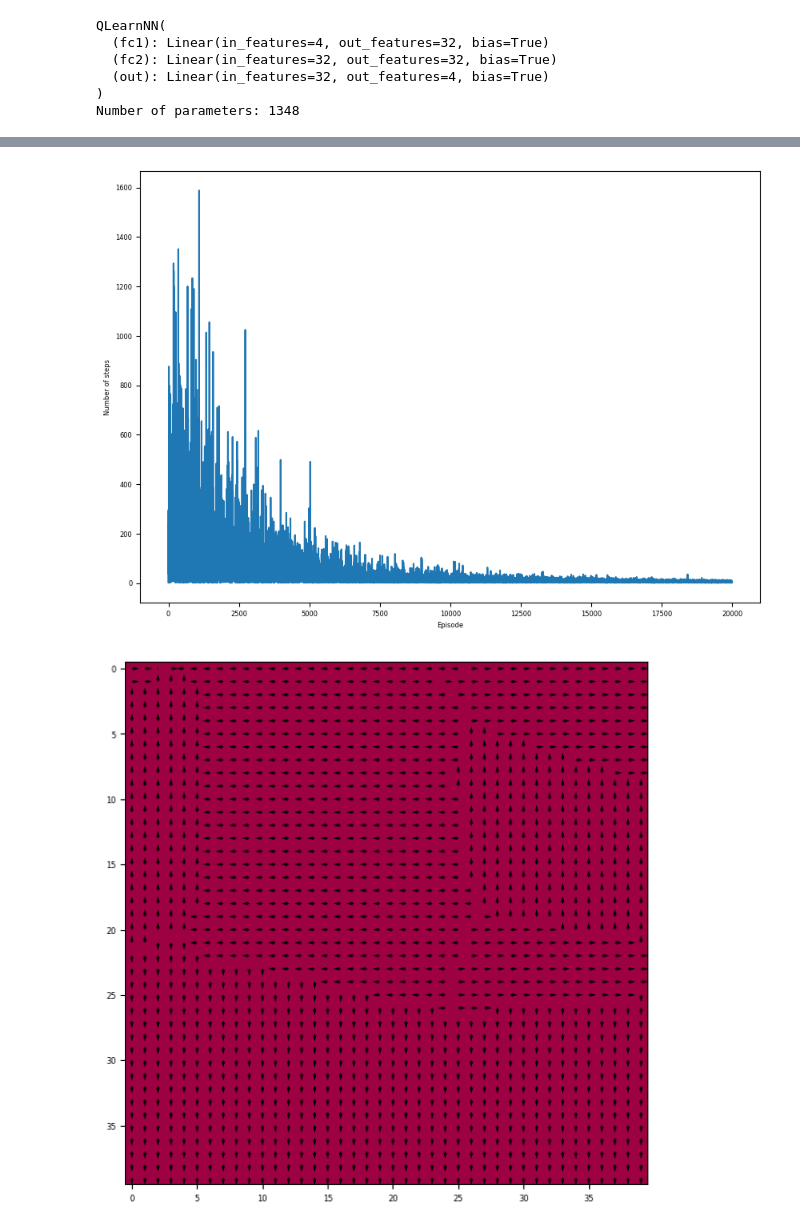
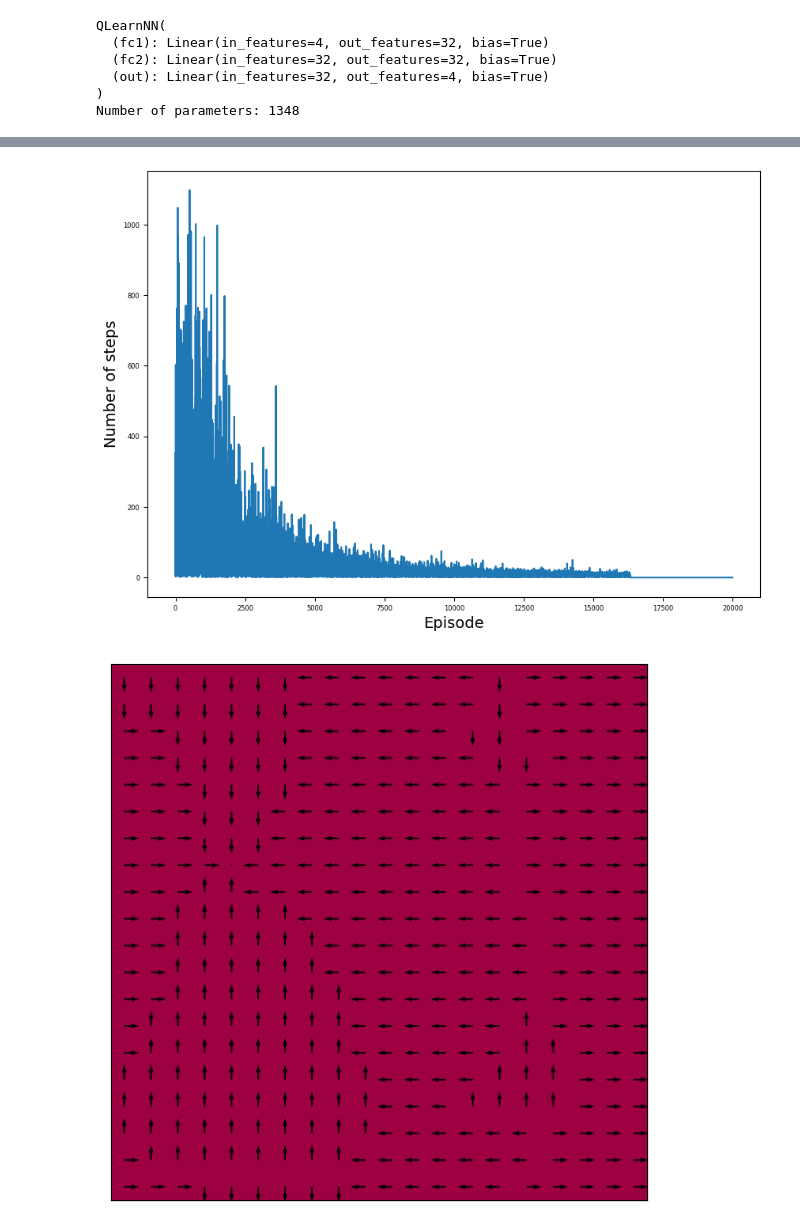
Before and after one commit to erikalena/Deep-QNetworks, a Jupyter notebook: notebook/qnetworks.ipynb, the cells around one changed output, grey strips where cells are left out. Cells and saved outputs as stored; diff of their text form; code cells hidden in the pictures.

```diff
--- a/notebook/qnetworks.ipynb
+++ b/notebook/qnetworks.ipynb
@@ -49,7 +49,7 @@ Ly = 10
 env = GridWorldEnv(Lx,Ly)
 
 # load policy from file
-with open('policy.pkl', 'rb') as f:
+with open('../checkpoint/policy.pkl', 'rb') as f:
     agent = pickle.load(f)
 env.policy = agent.policy
 env.values = agent.values
@@ -341,6 +341,10 @@ def single_step(env, state, action):
     env.current_state = S_new[:2]
     return S_new, reward, env.done
 # %%
+qlearnNN = QLearnNN(num_features, num_actions).to(device)
+optimizer = torch.optim.Adam(qlearnNN.parameters(), lr=1e-4)
+loss_fn = nn.MSELoss()
+
 # Hyperparameters
 num_episodes = 20000
 epsilon = 1.0
@@ -405,6 +409,7 @@ for episode in tqdm(range(num_episodes)):
           f' Reward in last 100 episodes: {np.mean(last_100_ep_rewards):.2f}')
 
   # if we learn to solve the problem, stop training
-  if np.mean(last_100_ep_rewards) > -5:
+  if np.mean(last_100_ep_rewards) > 95:
+    print(f'Solved in {episode} episodes.')
     break
 # %% [output]
@@ -424,33 +429,34 @@ Episode 11000/20000. Epsilon: 0.440. Reward in last 100 episodes: -12.20
 # %%
 # plot number of steps per episode
 plt.plot(n_steps)
-plt.xlabel('Episode')
-plt.ylabel('Number of steps')
+
+plt.xlabel('Episode', fontsize=14)
+plt.ylabel('Number of steps', fontsize=14)
 plt.show()
 # %% [output]
-[figure, old version]
+[figure, new version]
 # %%
 # get the policy which corresponds to a certain end state and plot it
-lx_new = 40
-ly_new = 40
+lx_new = 20
+ly_new = 20
 policy = np.zeros((ly_new,lx_new))
 values = np.zeros((ly_new,lx_new))
 
-end = [0,2]
+end = [7, 4]
 qlearnNN.eval()
 
 for i in range(ly_new):
     for j in range(lx_new):
         input = torch.tensor([i,j,end[0],end[1]]).unsqueeze(0)
         # normalize input
         input = input/(lx_new-1)
         output = qlearnNN(input.float())
         policy[i,j] = torch.argmax(output).item()
 
 
 # plot the policy
 plot_policy(end[0]*ly_new + end[1], policy.astype(int), lx_new, ly_new)
 # %% [output]
-[figure, old version]
+[figure, new version]
 # %%
 # save the model
```
Also changed, not shown: parts of 5 cells of this notebook, 4 other files.
